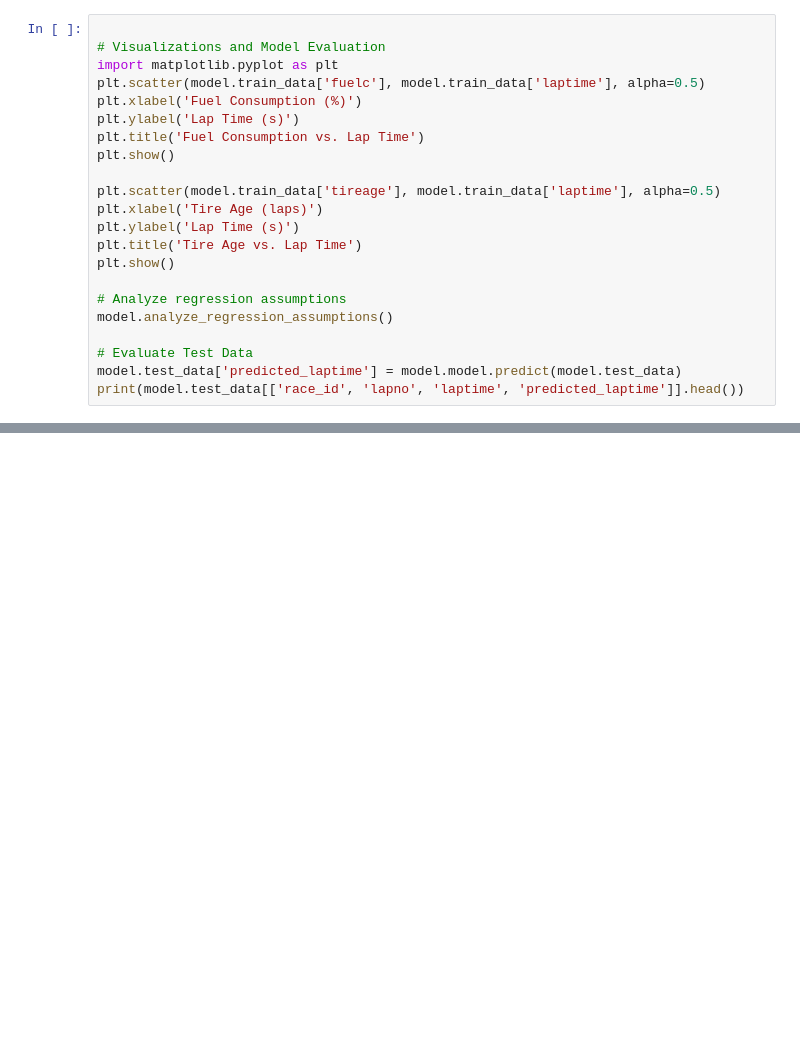
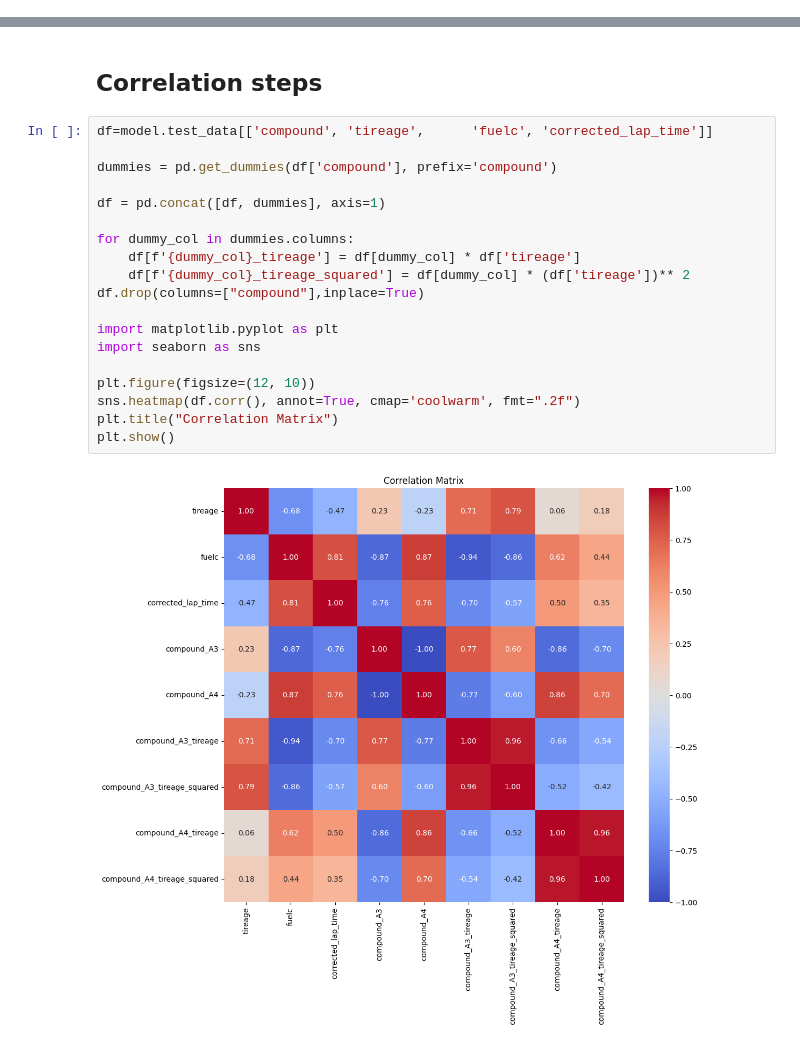
Before and after one commit to emy-olivieri/Formula_1_Race_Time_Simulation_and_Strategy_Optimization, a Jupyter notebook: test2.ipynb, the cells around one changed output, grey strips where cells are left out. Cells and saved outputs as stored; diff of their text form; blank space fills up the shorter version.

Commit message:
Pit stop model

```diff
--- a/test2.ipynb
+++ b/test2.ipynb
@@ -274,22 +240,0 @@ array(['SC', 'VSC'], dtype=object)
-# %%
-
-# Visualizations and Model Evaluation
-import matplotlib.pyplot as plt
-plt.scatter(model.train_data['fuelc'], model.train_data['laptime'], alpha=0.5)
-plt.xlabel('Fuel Consumption (%)')
-plt.ylabel('Lap Time (s)')
-plt.title('Fuel Consumption vs. Lap Time')
-plt.show()
-
-plt.scatter(model.train_data['tireage'], model.train_data['laptime'], alpha=0.5)
-plt.xlabel('Tire Age (laps)')
-plt.ylabel('Lap Time (s)')
-plt.title('Tire Age vs. Lap Time')
-plt.show()
-
-# Analyze regression assumptions
-model.analyze_regression_assumptions()
-
-# Evaluate Test Data
-model.test_data['predicted_laptime'] = model.model.predict(model.test_data)
-print(model.test_data[['race_id', 'lapno', 'laptime', 'predicted_laptime']].head())
@@ -323,0 +705,23 @@ See the caveats in the documentation: https://pandas.pydata.org/pandas-docs/stab
+# %% [markdown]
+## Correlation steps
+# %%
+df=model.test_data[['compound', 'tireage',      'fuelc', 'corrected_lap_time']]
+
+dummies = pd.get_dummies(df['compound'], prefix='compound')
+
+df = pd.concat([df, dummies], axis=1)
+
+for dummy_col in dummies.columns:
+    df[f'{dummy_col}_tireage'] = df[dummy_col] * df['tireage']
+    df[f'{dummy_col}_tireage_squared'] = df[dummy_col] * (df['tireage'])** 2
+df.drop(columns=["compound"],inplace=True)
+
+import matplotlib.pyplot as plt
+import seaborn as sns
+
+plt.figure(figsize=(12, 10))
+sns.heatmap(df.corr(), annot=True, cmap='coolwarm', fmt=".2f")
+plt.title("Correlation Matrix")
+plt.show()
+# %% [output]
+[figure, added]
```
Also changed, not shown: parts of 9 cells of this notebook, 1 other file.
